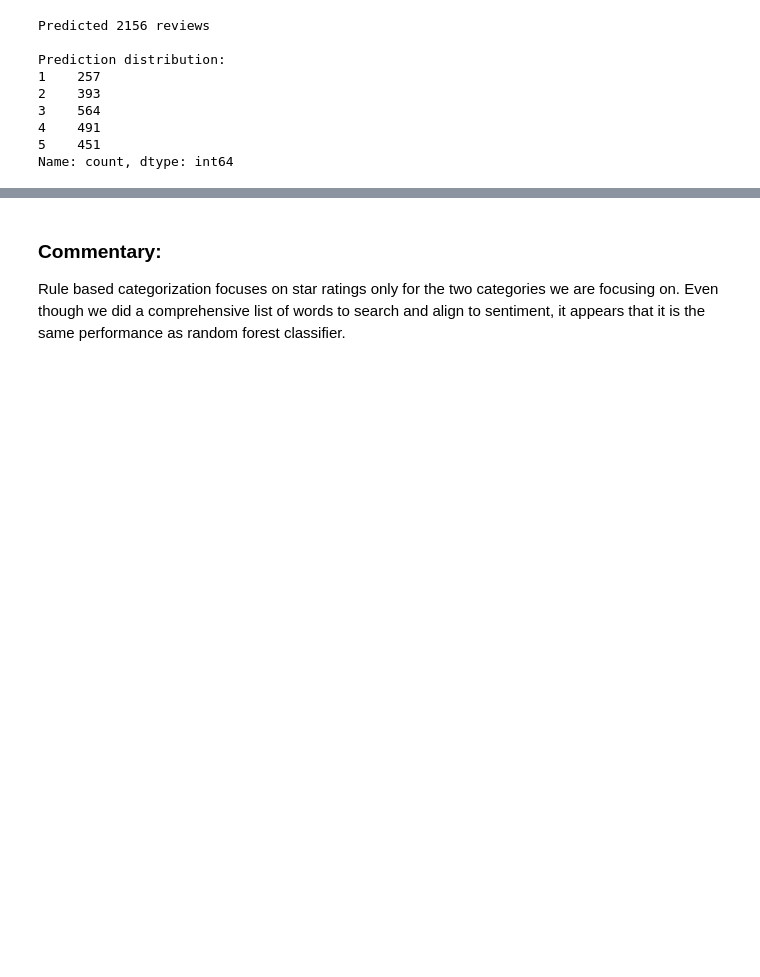
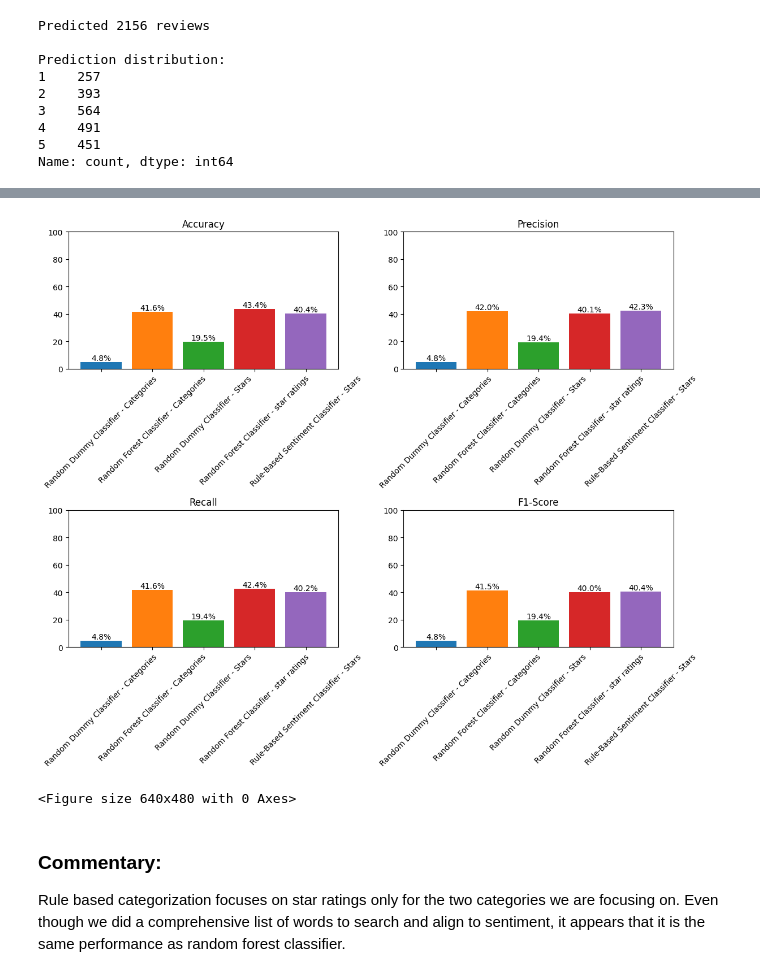
Before and after one commit to majoargote/advanced_nlp_final, a Jupyter notebook: scripts/Part_1.ipynb, the cells around one changed output, grey strips where cells are left out. Cells and saved outputs as stored; diff of their text form; code cells hidden in the pictures; blank space fills up the shorter version.

```diff
--- a/scripts/Part_1.ipynb
+++ b/scripts/Part_1.ipynb
@@ -542,3 +555,10 @@ metrics_val.plot()
+# %%
+#export figure from metrics_val.plot() to file in figures folder
+metrics_val.plot()
+plt.savefig("../figures/metrics_plot-dummy-RF-RuleBased.png")
+# %% [output]
+[figure, added]
+<Figure size 640x480 with 0 Axes>
 # %% [markdown]
 ### Commentary:
 
```
Also changed, not shown: parts of 8 cells of this notebook.
